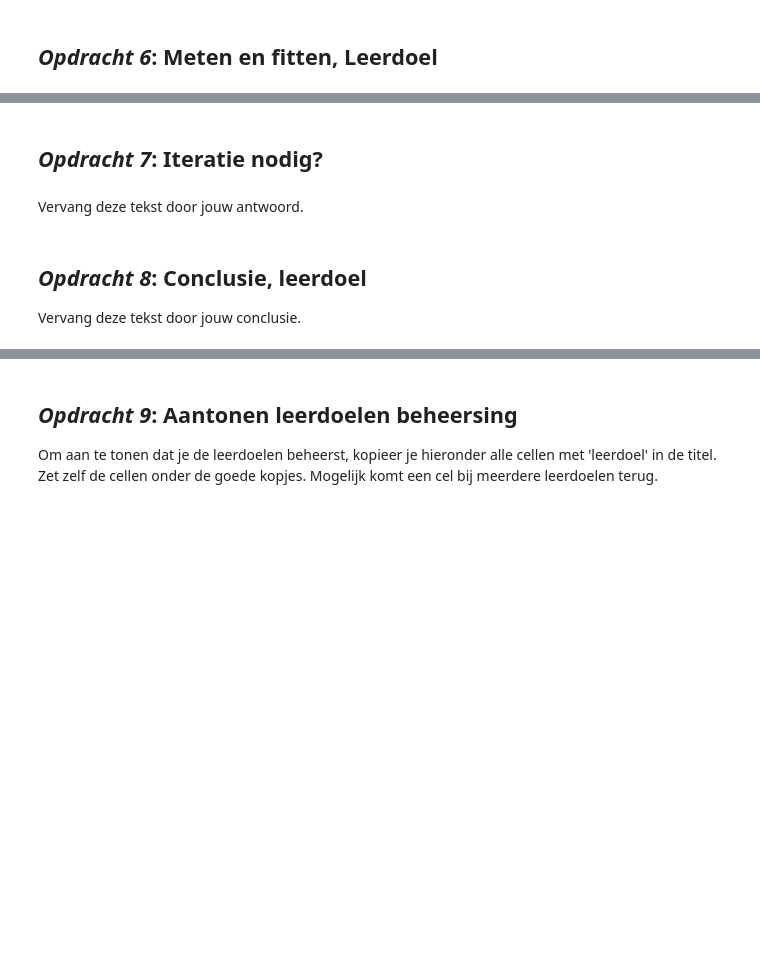
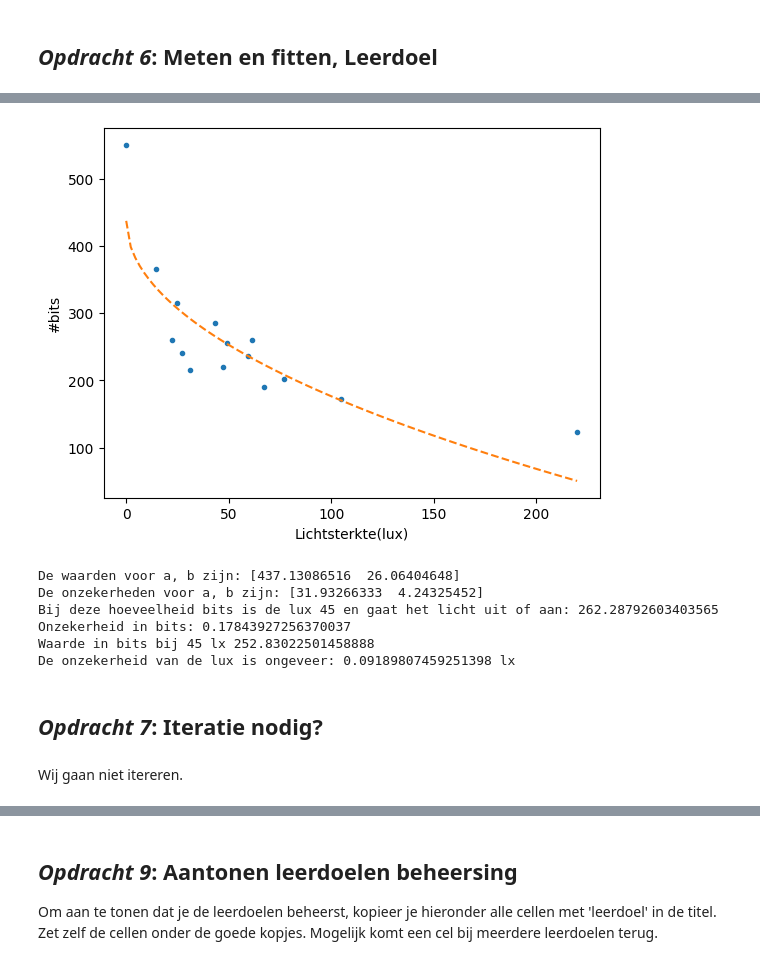
Before and after one commit to DRoelse/Daniel-Def-D, a Jupyter notebook: FysiekeOntwerpopdrachten/1KalibreerEenSensorDigitaalAnaloog/DEFOntwerpopdracht1KalibreerEenSensorInvulTemplate.ipynb, the cells around one changed output, grey strips where cells are left out. Saved outputs shown, nothing was run; the diff lists cells and outputs as text; code cells hidden in the pictures; blank space fills up the shorter version.

```diff
--- a/FysiekeOntwerpopdrachten/1KalibreerEenSensorDigitaalAnaloog/DEFOntwerpopdracht1KalibreerEenSensorInvulTemplate.ipynb
+++ b/FysiekeOntwerpopdrachten/1KalibreerEenSensorDigitaalAnaloog/DEFOntwerpopdracht1KalibreerEenSensorInvulTemplate.ipynb
@@ -76,8 +81,45 @@ Na eerste experiment kwamen we erachter dat de telefoon alleen lux vanaf de bove
+# %%
+# Plot hier de meting en fit een lijn door de metingen.
+# Maak gebruik van wat je geleerd hebt bij het practicum.
+%matplotlib inline
+
+def func(x,a,b):
+    # return a+b*np.exp(-c*(x-d))
+    return a-b*np.sqrt(1*(x))
+
+popt, pcov = curve_fit(func, lux, bits, p0=[400,20],maxfev=500000)
+
+x_test=np.linspace(np.min(lux),np.max(lux),100)
+y_test=func(x_test,*popt)
+
+plt.figure()
+plt.plot(lux,bits,'.', label="Data")
+plt.plot(x_test,y_test,'--')
+# plt.ylim(0,700)
+plt.xlabel("Lichtsterkte(lux)")
+plt.ylabel("#bits")
+plt.show()
+
+a,b= popt
+da,db = np.sqrt(np.diag(pcov))
+onz_y_test=np.sqrt((da/a)**2 + (db/b)**2 )
+
+print("De waarden voor a, b zijn:",popt)
+print("De onzekerheden voor a, b zijn:",np.sqrt(np.diag(pcov)))
+print("Bij deze hoeveelheid bits is de lux 45 en gaat het licht uit of aan:",func(45,*popt))
+print("Onzekerheid in bits:",onz_y_test)
+print("Waarde in bits bij 45 lx",func(50,*popt))
+lux_a=((a-(-onz_y_test + func(45,*popt)))/b)**2
+print("De onzekerheid van de lux is ongeveer:",lux_a-45,"lx")
+# %% [output]
+[figure, added]
+De waarden voor a, b zijn: [437.13086516  26.06404648]
+De onzekerheden voor a, b zijn: [31.93266333  4.24325452]
+Bij deze hoeveelheid bits is de lux 45 en gaat het licht uit of aan: 262.28792603403565
+Onzekerheid in bits: 0.17843927256370037
+Waarde in bits bij 45 lx 252.83022501458888
+De onzekerheid van de lux is ongeveer: 0.09189807459251398 lx
 # %% [markdown]
 ## *Opdracht 7*: Iteratie nodig?
-# %% [markdown]
-Vervang deze tekst door jouw antwoord.
-# %% [markdown]
-## *Opdracht 8*: Conclusie, leerdoel
-
-Vervang deze tekst door jouw conclusie.
+# %% [markdown]
+Wij gaan niet itereren.
```
Also changed, not shown: parts of 10 cells of this notebook.
